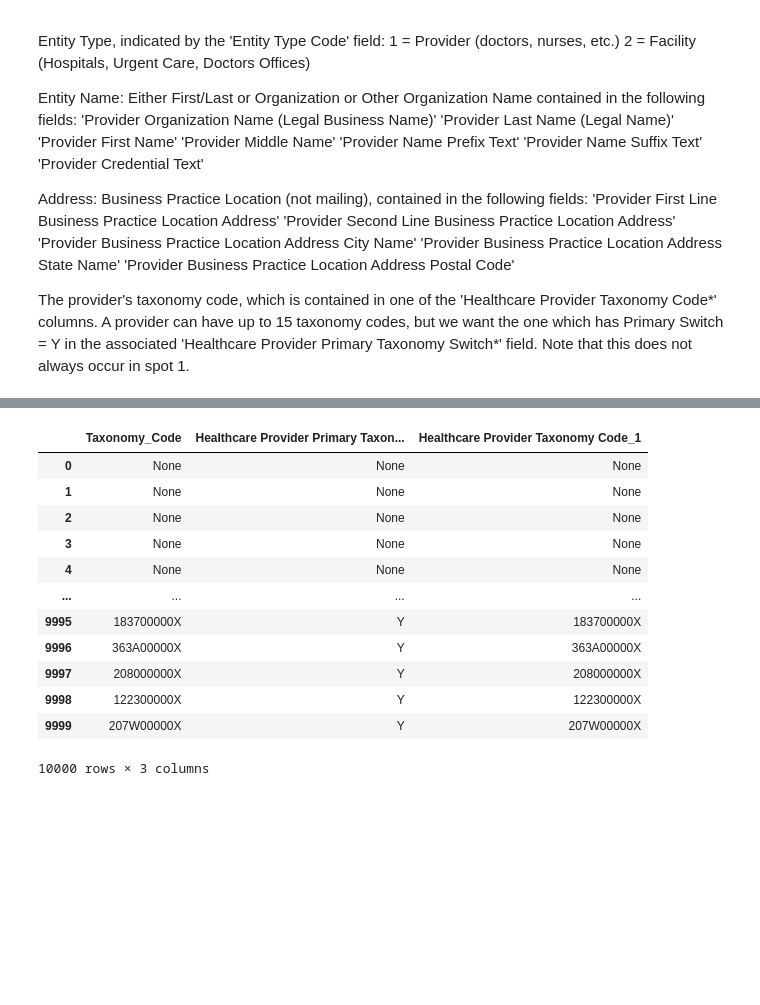
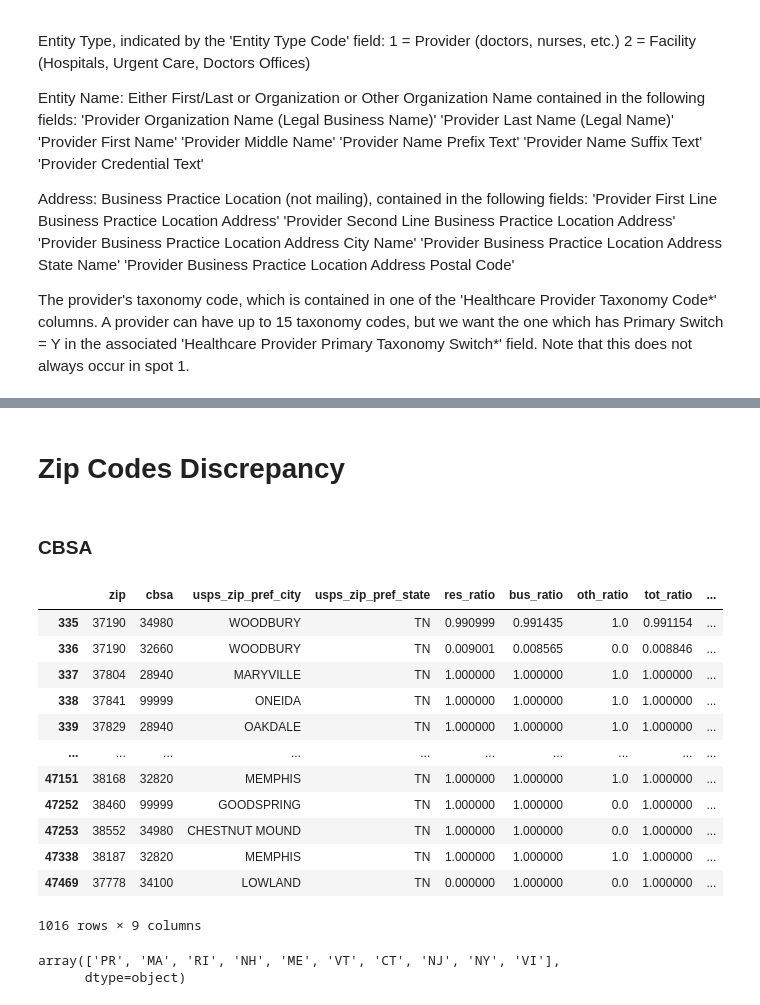
Before and after one commit to nss-data-science-cohort-6/hop_team-team-zeppelin, a Jupyter notebook: Hop_Teaming_Analysis_Bua.ipynb, the cells around one changed output, grey strips where cells are left out. Cells and saved outputs as stored; diff of their text form; code cells hidden in the pictures; blank space fills up the shorter version.

```diff
--- a/Hop_Teaming_Analysis_Bua.ipynb
+++ b/Hop_Teaming_Analysis_Bua.ipynb
@@ -112,17 +152,30 @@ for index, row in npi_test.iterrows():
-# %%
-test[['Taxonomy_Code', 'Healthcare Provider Primary Taxonomy Switch_1',
-           'Healthcare Provider Taxonomy Code_1']]
-# %% [output]
-|  | Taxonomy_Code | Healthcare Provider Primary Taxon... | Healthcare Provider Taxonomy Code_1 |
-| 0 | None | None | None |
-| 1 | None | None | None |
-| 2 | None | None | None |
-| 3 | None | None | None |
-| 4 | None | None | None |
-| ... | ... | ... | ... |
-| 9995 | 183700000X | Y | 183700000X |
-| 9996 | 363A00000X | Y | 363A00000X |
-| 9997 | 208000000X | Y | 208000000X |
-| 9998 | 122300000X | Y | 122300000X |
-| 9999 | 207W00000X | Y | 207W00000X |
-10000 rows × 3 columns
+# %% [markdown]
+# Zip Codes Discrepancy
+# %% [markdown]
+### CBSA
+# %%
+cbsa = pd.read_excel('data/ZIP_CBSA_122021.xlsx')
+# %%
+cbsa['zip_str'] = cbsa['zip'].astype('str')
+# %%
+cbsa[(cbsa['zip_str'].str.len() == 5) & (cbsa['usps_zip_pref_state'] == 'TN')]
+# %% [output]
+|  | zip | cbsa | usps_zip_pref_city | usps_zip_pref_state | res_ratio | bus_ratio | oth_ratio | tot_ratio | ... |
+| 335 | 37190 | 34980 | WOODBURY | TN | 0.990999 | 0.991435 | 1.0 | 0.991154 | ... |
+| 336 | 37190 | 32660 | WOODBURY | TN | 0.009001 | 0.008565 | 0.0 | 0.008846 | ... |
+| 337 | 37804 | 28940 | MARYVILLE | TN | 1.000000 | 1.000000 | 1.0 | 1.000000 | ... |
+| 338 | 37841 | 99999 | ONEIDA | TN | 1.000000 | 1.000000 | 1.0 | 1.000000 | ... |
+| 339 | 37829 | 28940 | OAKDALE | TN | 1.000000 | 1.000000 | 1.0 | 1.000000 | ... |
+| ... | ... | ... | ... | ... | ... | ... | ... | ... | ... |
+| 47151 | 38168 | 32820 | MEMPHIS | TN | 1.000000 | 1.000000 | 1.0 | 1.000000 | ... |
+| 47252 | 38460 | 99999 | GOODSPRING | TN | 1.000000 | 1.000000 | 0.0 | 1.000000 | ... |
+| 47253 | 38552 | 34980 | CHESTNUT MOUND | TN | 1.000000 | 1.000000 | 0.0 | 1.000000 | ... |
+| 47338 | 38187 | 32820 | MEMPHIS | TN | 1.000000 | 1.000000 | 1.0 | 1.000000 | ... |
+| 47469 | 37778 | 34100 | LOWLAND | TN | 0.000000 | 1.000000 | 0.0 | 1.000000 | ... |
+1016 rows × 9 columns
+# %%
+dff = cbsa[(cbsa['zip_str'].str.len() < 5)]
+dff['usps_zip_pref_state'].unique()
+# %% [output]
+array(['PR', 'MA', 'RI', 'NH', 'ME', 'VT', 'CT', 'NJ', 'NY', 'VI'],
+      dtype=object)
```
Also changed, not shown: parts of 14 cells of this notebook.
